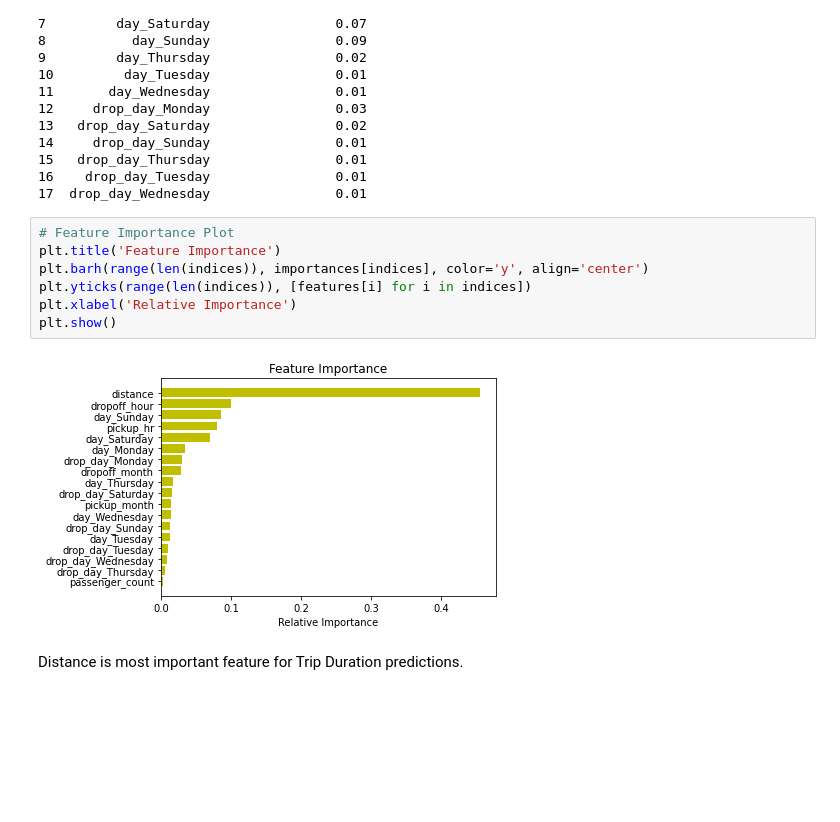
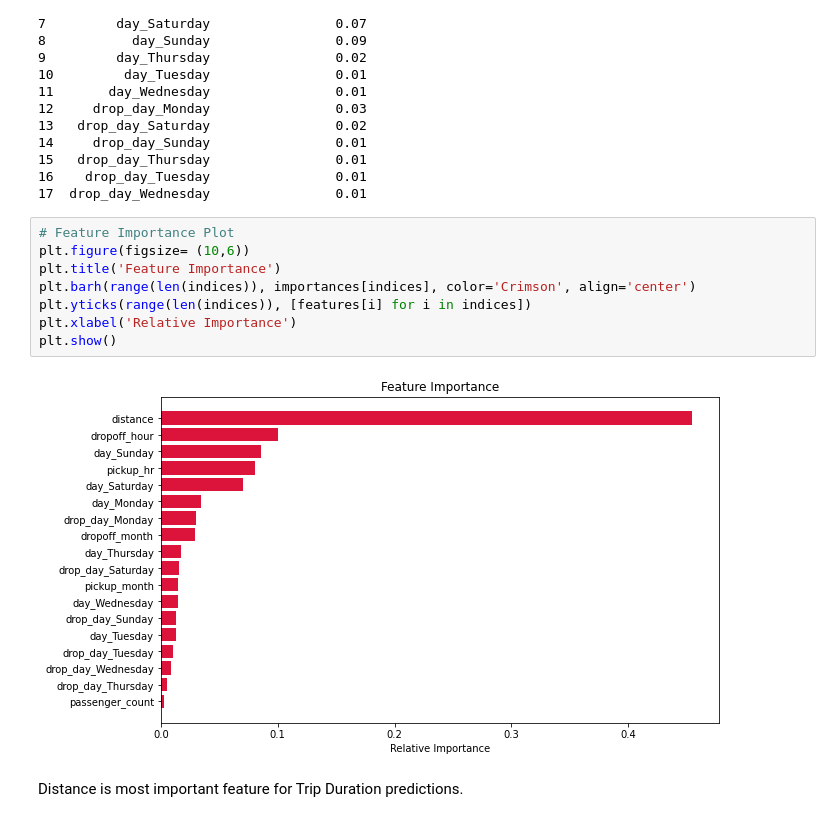
Before and after one commit to San13deep/NYC_Taxi_Trip_Prediction, a Jupyter notebook: NYC_Taxi_Trip_Time_Prediction_Capstone_Project.ipynb, the cells around one changed output. Saved outputs shown, nothing was run; the diff lists cells and outputs as text; blank space fills up the shorter version.

```diff
--- a/NYC_Taxi_Trip_Time_Prediction_Capstone_Project.ipynb
+++ b/NYC_Taxi_Trip_Time_Prediction_Capstone_Project.ipynb
@@ -912,13 +914,14 @@ print(importance_feature__df)
 17  drop_day_Wednesday                0.01
 # %%
 # Feature Importance Plot
+plt.figure(figsize= (10,6))
 plt.title('Feature Importance')
-plt.barh(range(len(indices)), importances[indices], color='y', align='center')
+plt.barh(range(len(indices)), importances[indices], color='Crimson', align='center')
 plt.yticks(range(len(indices)), [features[i] for i in indices])
 plt.xlabel('Relative Importance')
 plt.show()
 # %% [output]
-[figure, old version]
+[figure, new version]
 # %% [markdown]
 Distance is most important feature for Trip Duration predictions.
 # %% [markdown]
```
Also changed, not shown: parts of 1 cell of this notebook.
